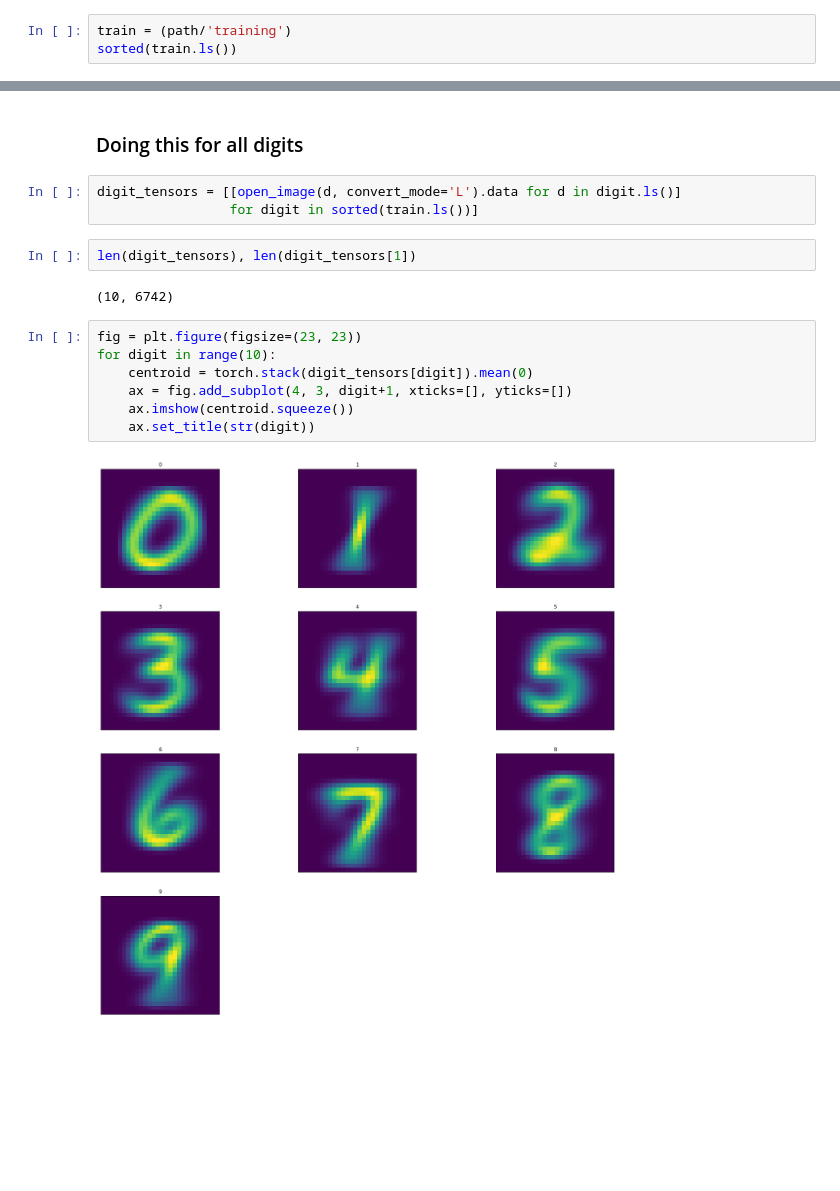
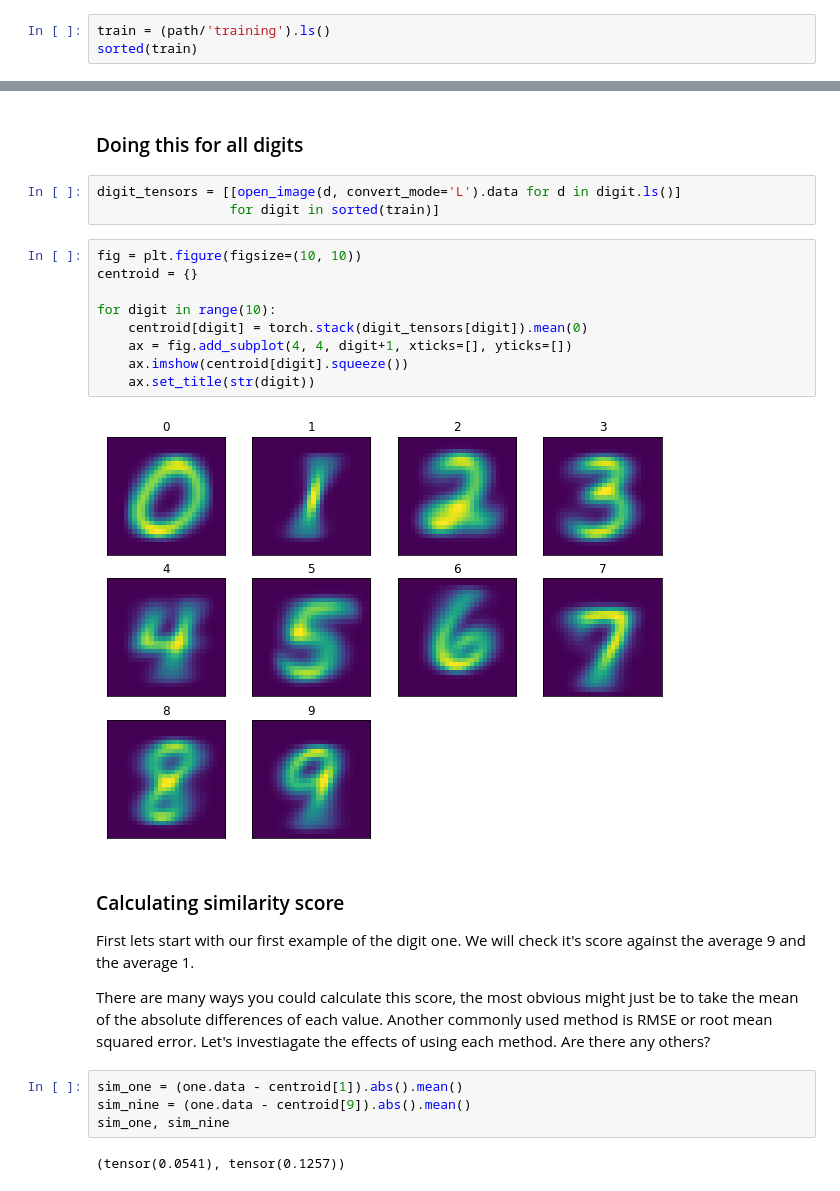
Before and after one commit to Mulac/TDA-MNIST, a Jupyter notebook: approach_2.ipynb, the cells around one changed output, grey strips where cells are left out. Cells and saved outputs as stored; diff of their text form; blank space fills up the shorter version.

```diff
--- a/approach_2.ipynb
+++ b/approach_2.ipynb
@@ -16,8 +16,8 @@ path.ls()
  PosixPath('/home/calum/.fastai/data/mnist_png/testing'),
  PosixPath('/home/calum/.fastai/data/mnist_png/models')]
 # %%
-train = (path/'training')
-sorted(train.ls())
+train = (path/'training').ls()
+sorted(train)
 # %% [output]
 [PosixPath('/home/calum/.fastai/data/mnist_png/training/0'),
  PosixPath('/home/calum/.fastai/data/mnist_png/training/1'),
@@ -90,17 +96,26 @@ This is the centroid for the digit 1, the average 1 in our data set.
 ### Doing this for all digits
 # %%
 digit_tensors = [[open_image(d, convert_mode='L').data for d in digit.ls()]
-                 for digit in sorted(train.ls())]
+                 for digit in sorted(train)]
-# %%
-len(digit_tensors), len(digit_tensors[1])
-# %% [output]
-(10, 6742)
 # %%
-fig = plt.figure(figsize=(23, 23))
+fig = plt.figure(figsize=(10, 10))
+centroid = {}
+
 for digit in range(10):
-    centroid = torch.stack(digit_tensors[digit]).mean(0)
-    ax = fig.add_subplot(4, 3, digit+1, xticks=[], yticks=[])
-    ax.imshow(centroid.squeeze())
+    centroid[digit] = torch.stack(digit_tensors[digit]).mean(0)
+    ax = fig.add_subplot(4, 4, digit+1, xticks=[], yticks=[])
+    ax.imshow(centroid[digit].squeeze())
     ax.set_title(str(digit))
 # %% [output]
-[figure, old version]
+[figure, new version]
+# %% [markdown]
+### Calculating similarity score
+First lets start with our first example of the digit one.  We will check it's score against the average 9 and the average 1.
+
+There are many ways you could calculate this score, the most obvious might just be to take the mean of the absolute differences of each value.  Another commonly used method is RMSE or root mean squared error.  Let's investiagate the effects of using each method.  Are there any others?
+# %%
+sim_one = (one.data - centroid[1]).abs().mean()
+sim_nine = (one.data - centroid[9]).abs().mean()
+sim_one, sim_nine
+# %% [output]
+(tensor(0.0541), tensor(0.1257))
```
Also changed, not shown: parts of 11 cells of this notebook.
